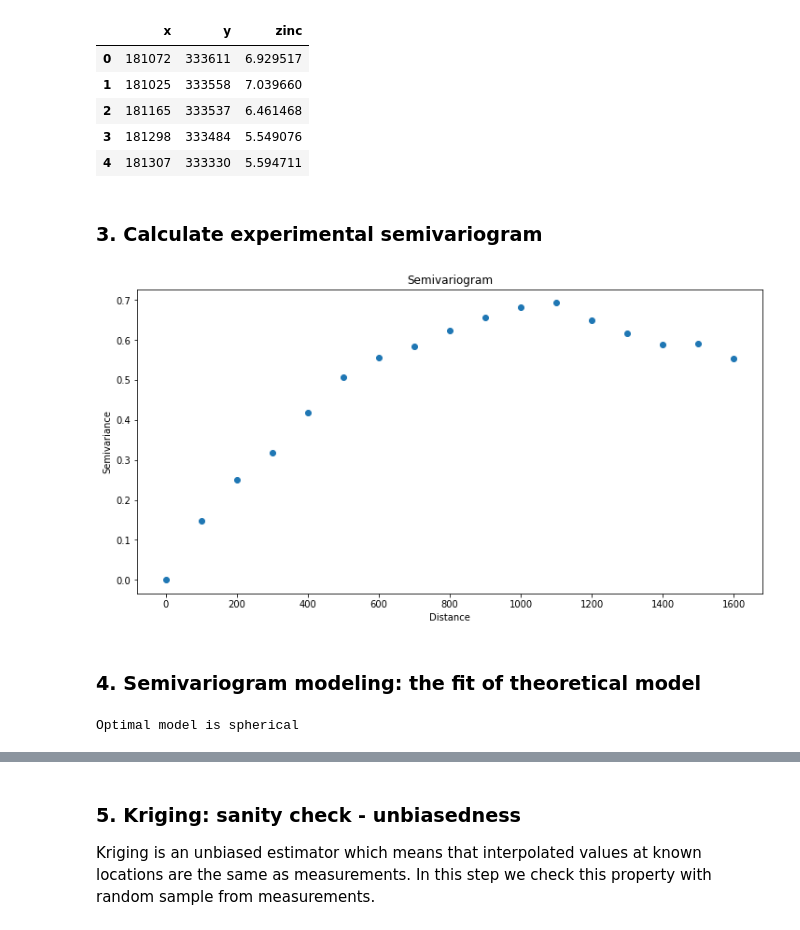
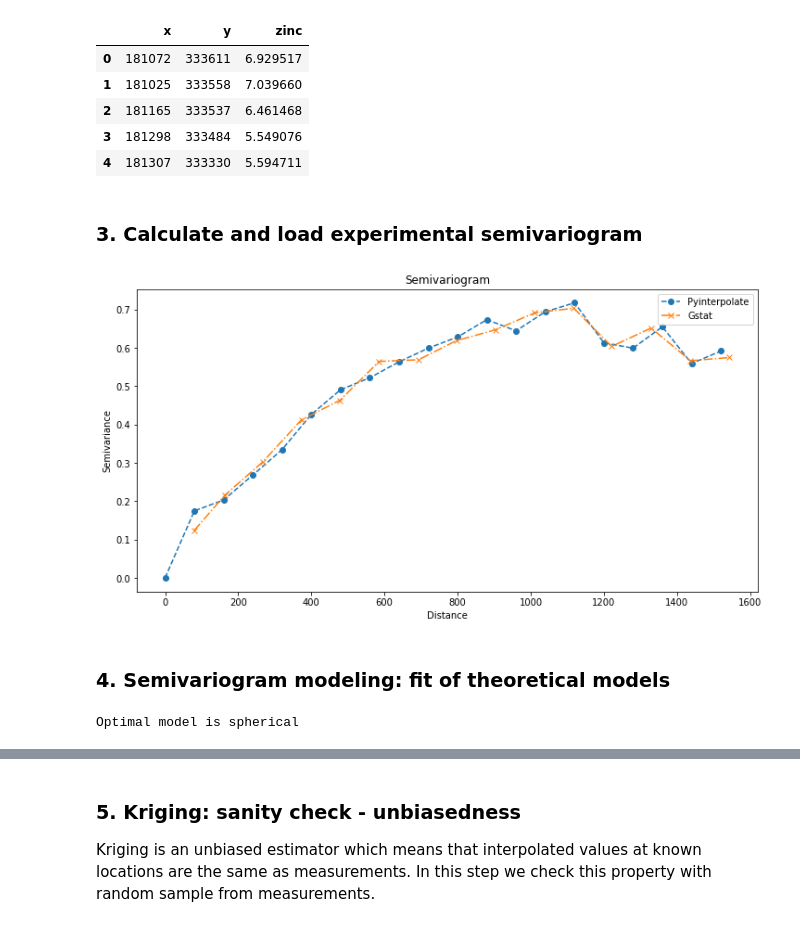
Before and after one commit to SimonMolinsky/pyinterpolate-paper, a Jupyter notebook: paper-examples/example-gstat-comparison/Ordinary Kriging of Meuse dataset.ipynb, the cells around one changed output, grey strips where cells are left out. Drawn from its saved outputs; the diff is of its cells as text; code cells hidden in the pictures.

```diff
--- a/paper-examples/example-gstat-comparison/Ordinary Kriging of Meuse dataset.ipynb
+++ b/paper-examples/example-gstat-comparison/Ordinary Kriging of Meuse dataset.ipynb
@@ -81,23 +81,33 @@ df.head()
 | 3 | 181298 | 333484 | 5.549076 |
 | 4 | 181307 | 333330 | 5.594711 |
 # %% [markdown]
-### 3. Calculate experimental semivariogram
+### 3. Calculate and load experimental semivariogram
+# %%
+# Experimental Semivariogram from gstat
+
+gstat_variogram = pd.read_csv('variogram_gstat.csv')
+# %%
+gstat_variogram = gstat_variogram[['dist', 'gamma', 'np']].values
 # %%
-step = 100
-max_r = 1610
+# Experimental Semivariogram from pyinterpolate
 
-exp = calculate_semivariance(df.values, step_size=step, max_range=max_r)
+step = 80
+max_r = gstat_variogram[-1][0]
+
+pyint_variogram = calculate_semivariance(df.values, step_size=step, max_range=max_r)
 # %%
-# Plot experimental semivariogram
+# Plot experimental semivariograms
 
 plt.figure(figsize=(12, 6))
-plt.plot(exp[:, 0], exp[:, 1], 'o')
+plt.plot(pyint_variogram[:, 0], pyint_variogram[:, 1], '--o')
+plt.plot(gstat_variogram[:, 0], gstat_variogram[:, 1], '-.x')
 plt.title('Semivariogram')
 plt.xlabel('Distance')
 plt.ylabel('Semivariance')
+plt.legend(['Pyinterpolate', 'Gstat'])
 plt.show()
 # %% [output]
-[figure, old version]
+[figure, new version]
 # %% [markdown]
-### 4. Semivariogram modeling: the fit of theoretical model
+### 4. Semivariogram modeling: fit of theoretical models
 # %%
@@ -105,10 +125,9 @@ theo = TheoreticalSemivariogram(points_array=df.values, empirical_semivariance=e
 # %%
-# Params
+# Based on the pyinterpolate
 
-number_of_rngs = len(exp)
+theo_pyint = TheoreticalSemivariogram(points_array=df.values, empirical_semivariance=pyint_variogram)
+opt_pyint = theo_pyint.find_optimal_model(number_of_ranges=number_of_rngs)
+print(f'Optimal model is {opt_pyint}')
+# %% [output]
+Optimal model is spherical
-# %%
-opt_model = theo.find_optimal_model(number_of_ranges=number_of_rngs)
-print(f'Optimal model is {opt_model}')
-# %% [output]
-Optimal model is spherical
 # %%
```
Also changed, not shown: parts of 19 cells of this notebook, 2 other files.
